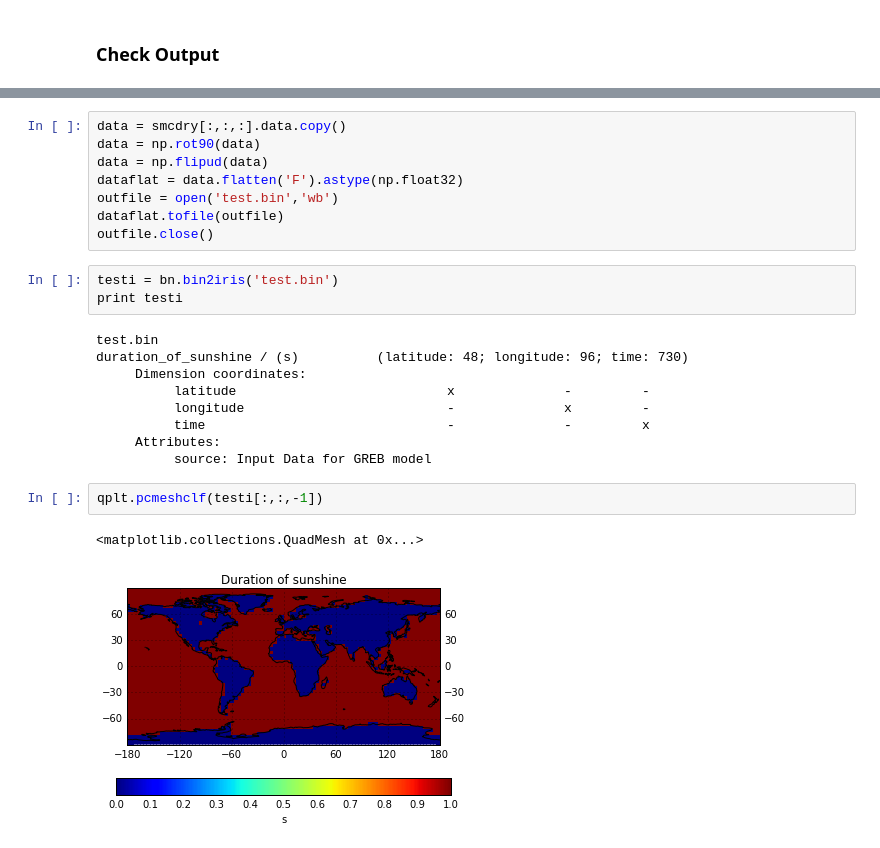
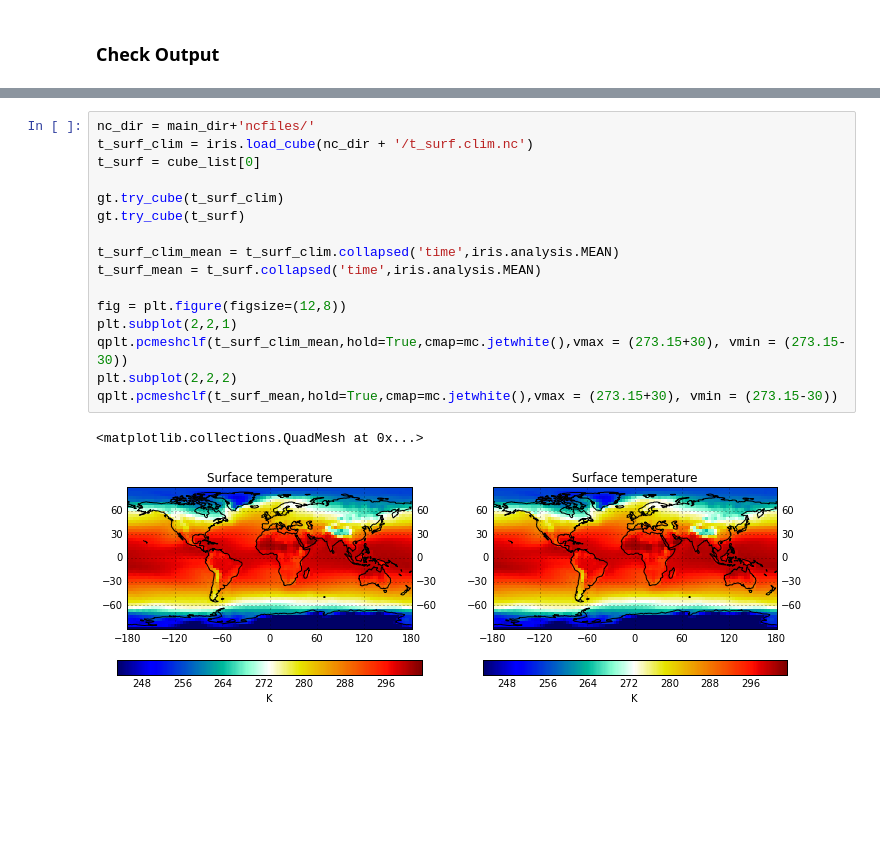
Before and after one commit to nltyrrell/greb_tools, a Jupyter notebook: greb_experiments.ipynb, the cells around one changed output, grey strips where cells are left out. Saved outputs shown, nothing was run; the diff lists cells and outputs as text; blank space fills up the shorter version.

```diff
--- a/greb_experiments.ipynb
+++ b/greb_experiments.ipynb
@@ -156,25 +197,19 @@ qplt.pcmeshclf((v_or-v_in)[:,:,0])
-# %%
-data = smcdry[:,:,:].data.copy()
-data = np.rot90(data)
-data = np.flipud(data)
-dataflat = data.flatten('F').astype(np.float32)
-outfile = open('test.bin','wb')
-dataflat.tofile(outfile)
-outfile.close()
-# %%
-testi = bn.bin2iris('test.bin')
-print testi
-# %% [output]
-test.bin
-duration_of_sunshine / (s)          (latitude: 48; longitude: 96; time: 730)
-     Dimension coordinates:
-          latitude                           x              -         -
-          longitude                          -              x         -
-          time                               -              -         x
-     Attributes:
-          source: Input Data for GREB model
-# %%
-qplt.pcmeshclf(testi[:,:,-1])
-# %% [output]
-<matplotlib.collections.QuadMesh at 0x...>
-[figure, removed]
+# %%
+nc_dir = main_dir+'ncfiles/'
+t_surf_clim = iris.load_cube(nc_dir + '/t_surf.clim.nc')
+t_surf = cube_list[0]
+
+gt.try_cube(t_surf_clim)
+gt.try_cube(t_surf)
+
+t_surf_clim_mean = t_surf_clim.collapsed('time',iris.analysis.MEAN)
+t_surf_mean = t_surf.collapsed('time',iris.analysis.MEAN)
+
+fig = plt.figure(figsize=(12,8))
+plt.subplot(2,2,1)
+qplt.pcmeshclf(t_surf_clim_mean,hold=True,cmap=mc.jetwhite(),vmax = (273.15+30), vmin = (273.15-30))
+plt.subplot(2,2,2)
+qplt.pcmeshclf(t_surf_mean,hold=True,cmap=mc.jetwhite(),vmax = (273.15+30), vmin = (273.15-30))
+# %% [output]
+<matplotlib.collections.QuadMesh at 0x...>
+[figure, added]
```
Also changed, not shown: parts of 17 cells of this notebook, 4 other files.
